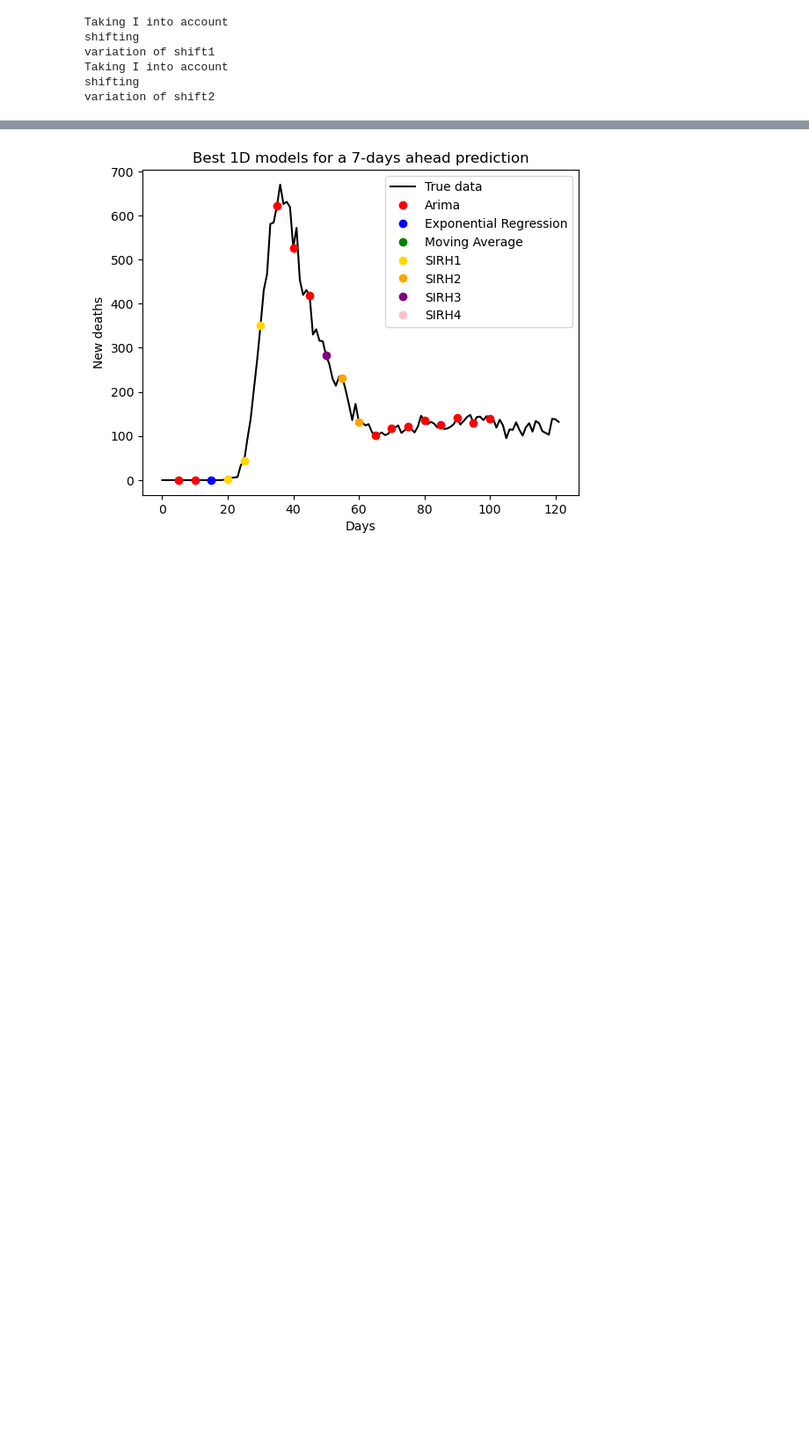
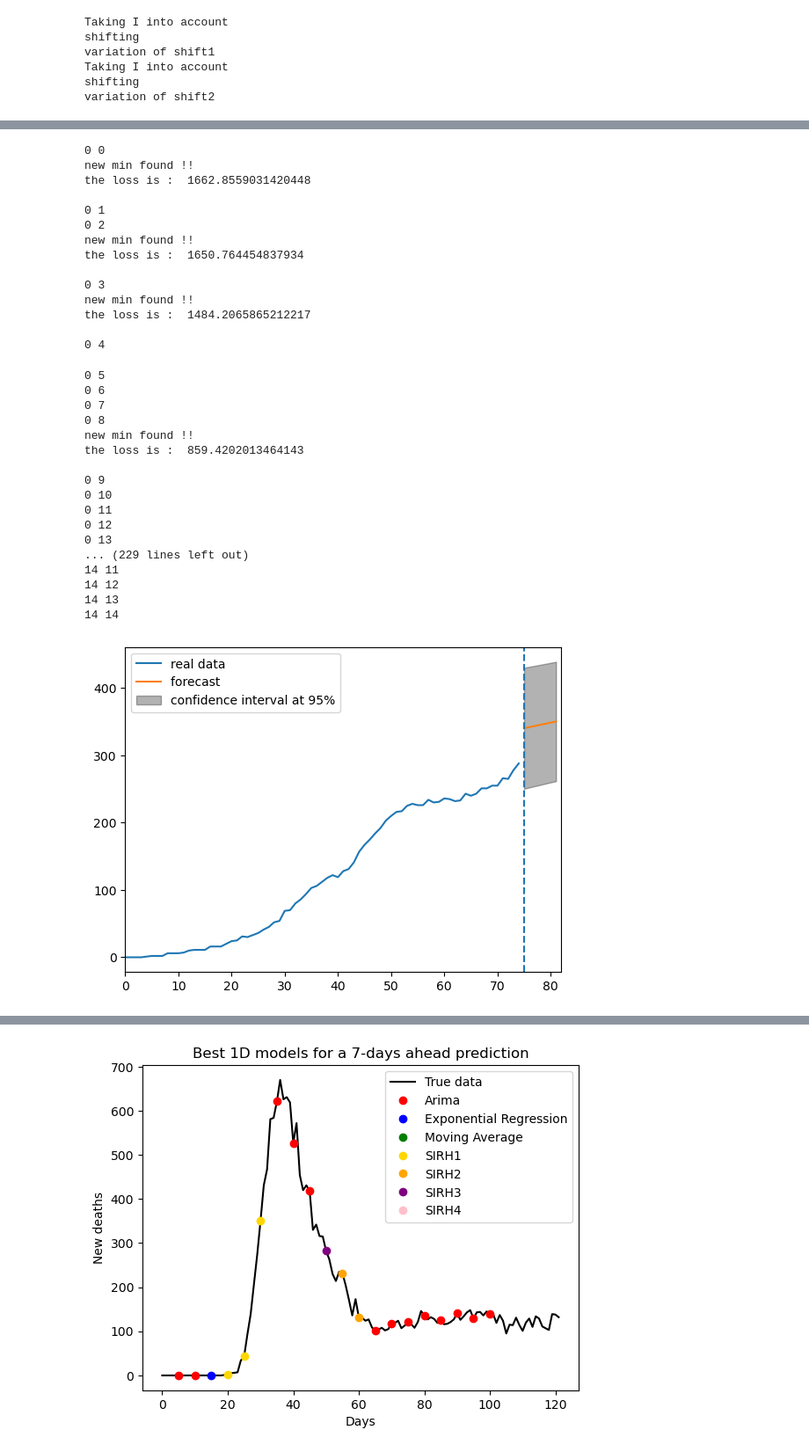
Before and after one commit to gregoirebechade/covid_internship, a Jupyter notebook: 07_global_evaluation_of_the_models.ipynb, the cells around one changed output, grey strips where cells are left out. Shown at 88% size. Drawn from its saved outputs; the diff is of its cells as text; code cells hidden in the pictures; blank space fills up the shorter version.

```diff
--- a/07_global_evaluation_of_the_models.ipynb
+++ b/07_global_evaluation_of_the_models.ipynb
@@ -179,3 +211,40 @@ dicocolors={'Arima': 'red', 'Exponential Regression': 'blue', 'Moving Average':
+# %%
+myexpm=MultiDimensionalExponentialRegression()
+myexpm.train([i for i in range(split)], datatrain)
+myexpm.plot(7, 0.05)
+# %% [output]
+0 0
+new min found !!
+the loss is :  1662.8559031420448
+
+0 1
+0 2
+new min found !!
+the loss is :  1650.764454837934
+
+0 3
+new min found !!
+the loss is :  1484.2065865212217
+
+0 4
+0 5
+0 6
+0 7
+0 8
+new min found !!
+the loss is :  859.4202013464143
+
+0 9
+0 10
+0 11
+0 12
+0 13
+... (229 lines left out)
+14 11
+14 12
+14 13
+14 14
+[figure, added]
 # %%
 dico1Dreach7=dict()
 for model in models1D:
```
Also changed, not shown: parts of 5 cells of this notebook, 4 other files.
